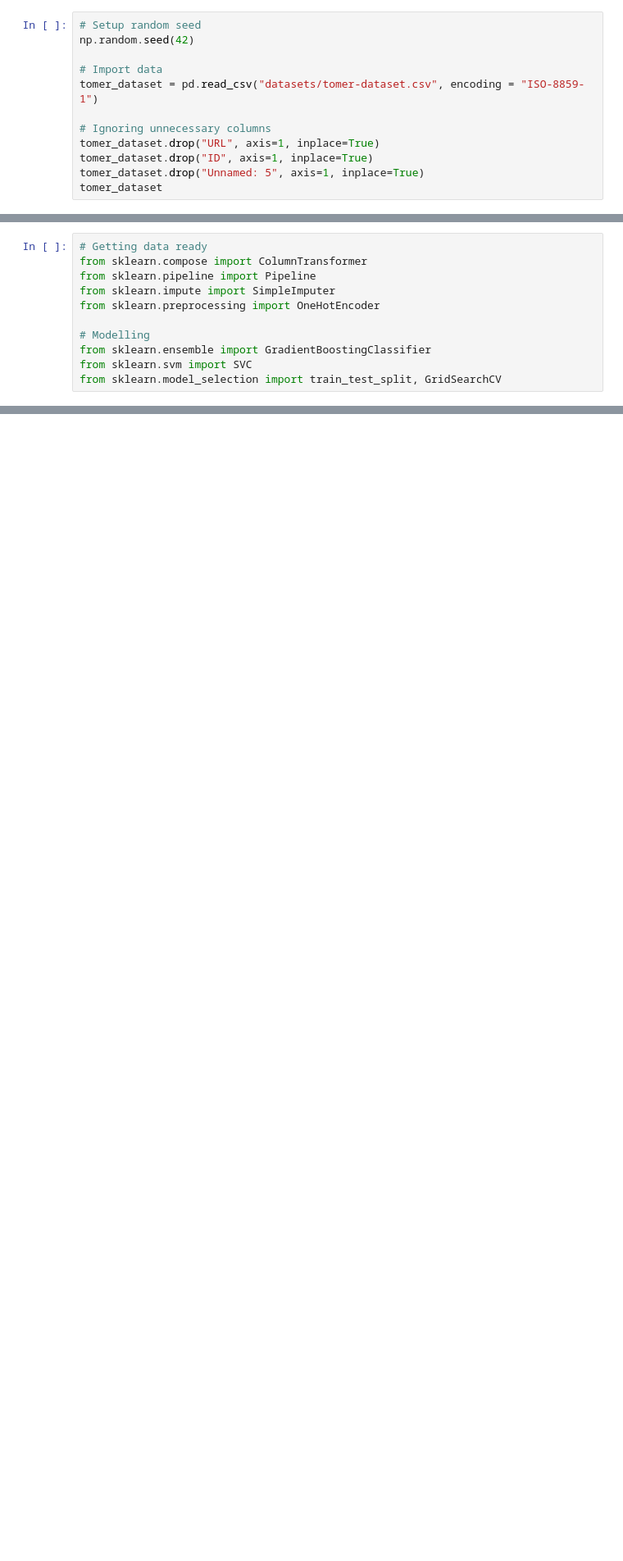
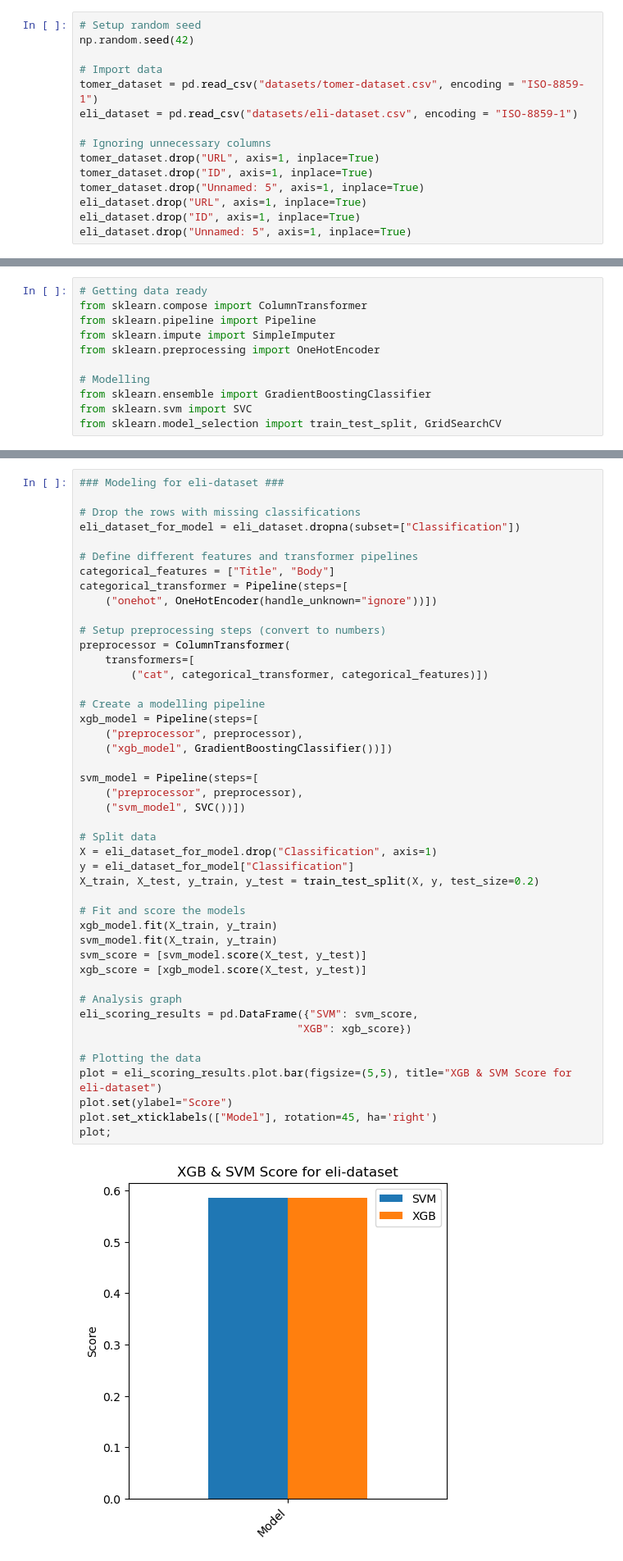
Before and after one commit to TomerBenShimol/Privacy_violations_classification_in_Github_projects, a Jupyter notebook: Privacy-Violations-In-Github.ipynb, the cells around one changed output, grey strips where cells are left out. Shown: that part at 82% size. Cells and saved outputs as stored; diff of their text form; blank space fills up the shorter version.

```diff
--- a/Privacy-Violations-In-Github.ipynb
+++ b/Privacy-Violations-In-Github.ipynb
@@ -13,9 +13,12 @@ np.random.seed(42)
 
 # Import data
 tomer_dataset = pd.read_csv("datasets/tomer-dataset.csv", encoding = "ISO-8859-1")
+eli_dataset = pd.read_csv("datasets/eli-dataset.csv", encoding = "ISO-8859-1")
 
 # Ignoring unnecessary columns
 tomer_dataset.drop("URL", axis=1, inplace=True)
 tomer_dataset.drop("ID", axis=1, inplace=True)
 tomer_dataset.drop("Unnamed: 5", axis=1, inplace=True)
-tomer_dataset
+eli_dataset.drop("URL", axis=1, inplace=True)
+eli_dataset.drop("ID", axis=1, inplace=True)
+eli_dataset.drop("Unnamed: 5", axis=1, inplace=True)
@@ -169,0 +248,47 @@ plot;
+# %%
+### Modeling for eli-dataset ###
+
+# Drop the rows with missing classifications
+eli_dataset_for_model = eli_dataset.dropna(subset=["Classification"])
+
+# Define different features and transformer pipelines
+categorical_features = ["Title", "Body"]
+categorical_transformer = Pipeline(steps=[
+    ("onehot", OneHotEncoder(handle_unknown="ignore"))])
+
+# Setup preprocessing steps (convert to numbers)
+preprocessor = ColumnTransformer(
+    transformers=[
+        ("cat", categorical_transformer, categorical_features)])
+
+# Create a modelling pipeline
+xgb_model = Pipeline(steps=[
+    ("preprocessor", preprocessor),
+    ("xgb_model", GradientBoostingClassifier())])
+
+svm_model = Pipeline(steps=[
+    ("preprocessor", preprocessor),
+    ("svm_model", SVC())])
+
+# Split data
+X = eli_dataset_for_model.drop("Classification", axis=1)
+y = eli_dataset_for_model["Classification"]
+X_train, X_test, y_train, y_test = train_test_split(X, y, test_size=0.2)
+
+# Fit and score the models
+xgb_model.fit(X_train, y_train)
+svm_model.fit(X_train, y_train)
+svm_score = [svm_model.score(X_test, y_test)]
+xgb_score = [xgb_model.score(X_test, y_test)]
+
+# Analysis graph
+eli_scoring_results = pd.DataFrame({"SVM": svm_score,
+                                  "XGB": xgb_score})
+
+# Plotting the data
+plot = eli_scoring_results.plot.bar(figsize=(5,5), title="XGB & SVM Score for eli-dataset")
+plot.set(ylabel="Score")
+plot.set_xticklabels(["Model"], rotation=45, ha='right')
+plot;
+# %% [output]
+[figure, added]
```
Also changed, not shown: parts of 16 cells of this notebook, 2 other files.
